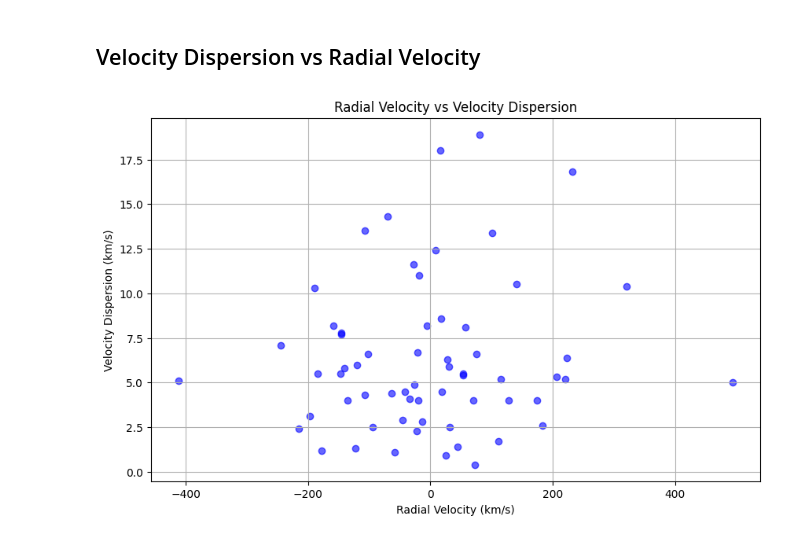
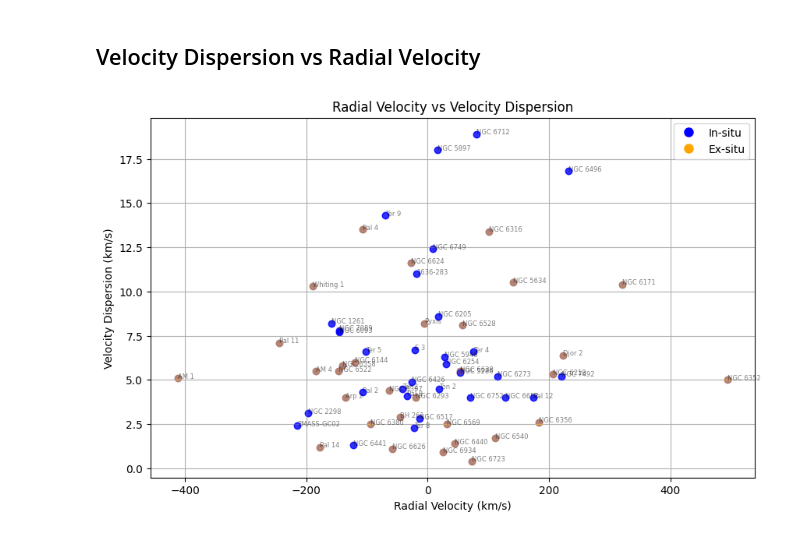
Before and after one commit to Shmu9/gc_accretion, a Jupyter notebook: dynamics.ipynb, the cells around one changed output. Saved outputs shown, nothing was run; the diff lists cells and outputs as text; code cells hidden in the pictures.

```diff
--- a/dynamics.ipynb
+++ b/dynamics.ipynb
@@ -305,32 +310,63 @@ Name: Class, dtype: float64
 # %%
 import pandas as pd
 import numpy as np
 import matplotlib.pyplot as plt
 
 # Load the Harris Part I and III data
 harris_part1 = pd.read_csv('data/Option 1/HarrisPartI.csv')
 harris_part3 = pd.read_csv('data/Option 1/HarrisPartIII.csv')
 
 # Merge the relevant data based on the 'ID' column (Cluster identification)
-merged_data = pd.merge(harris_part1, harris_part3, on="ID")
+merged_data = pd.merge(harris_part1, harris_part3, on="ID").merge(chen2, on='ID')
 
 # Use radial velocity (v_r) from Part III
-V_r = merged_data['v_r']
+v_r = merged_data['v_r']
 
-# Estimate tangential velocity using velocity dispersion (sig_v) as a proxy
-V_t = merged_data['sig_v']
+# Velocity dispersion
+sig_v = merged_data['sig_v']
+
+classification = clusters_df['chen_class']
 
 # Remove any rows with missing or NaN values for velocity dispersion
 valid_data = merged_data[~merged_data['sig_v'].isna()]
 
 # Plotting Radial Action (v_r) vs Tangential Velocity (using sig_v as a proxy)
 plt.figure(figsize=(10, 6))
 plt.scatter(valid_data['v_r'], valid_data['sig_v'], c='b', label='Globular Clusters', alpha=0.6)
+
+for i in range(len(v_r)):
+    if classification[i] == 1:
+        plt.plot(
+        v_r[i],
+        sig_v[i],
+        'o',
+        alpha=0.5,
+        label='in-situ',
+        color='blue',
+        # markersize=20
+        )
+    else:
+        plt.plot(
+        v_r[i],
+        sig_v[i],
+        'o',
+        alpha=0.5,
+        label='ex-situ',
+        color='orange'
+        )
+    plt.annotate(ids[i], (v_r[i], sig_v[i]), fontsize=6, alpha=0.5)
+
 plt.title('Radial Velocity vs Velocity Dispersion')
 plt.xlabel('Radial Velocity (km/s)')
 plt.ylabel('Velocity Dispersion (km/s)')
 plt.grid(True)
-# plt.legend()
+
+legend_elements = [
+    Line2D([0], [0], marker='o', color='w', label='In-situ', markerfacecolor='blue', markersize=10),
+    Line2D([0], [0], marker='o', color='w', label='Ex-situ', markerfacecolor='orange', markersize=10),
+]
+plt.legend(handles=legend_elements, loc='upper right')
+
 plt.show()
 # %% [output]
-[figure, old version]
+[figure, new version]
```
Also changed, not shown: parts of 1 cell of this notebook, 1 other file.
